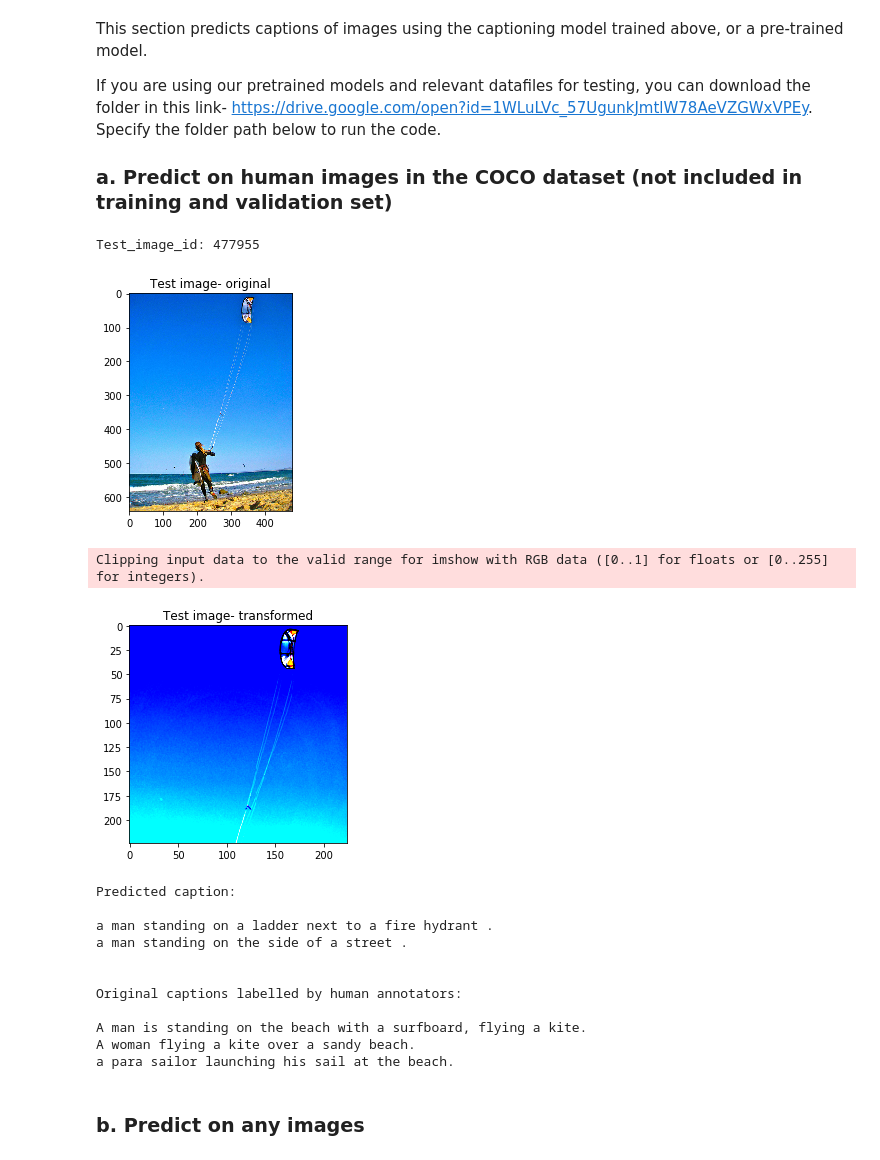
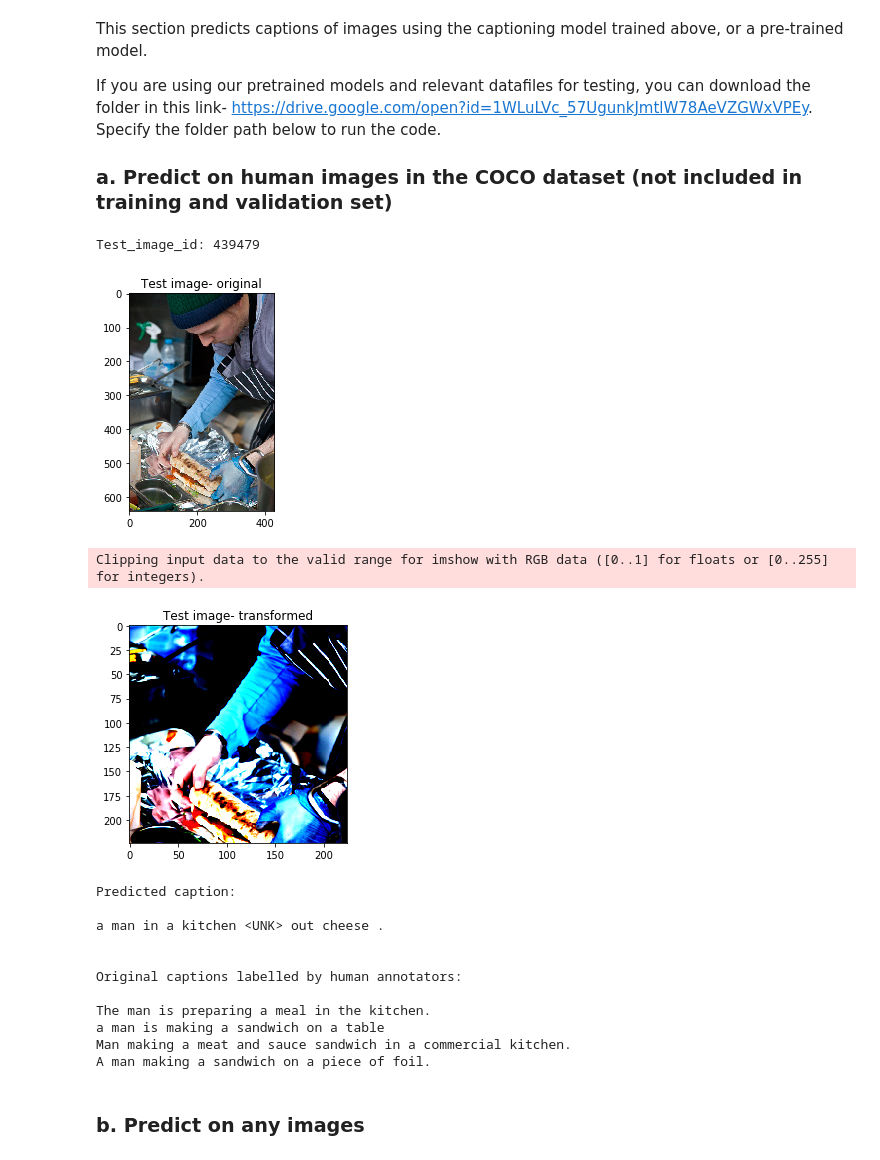
Before and after one commit to wendyku/gender-neutral-captioning, a Jupyter notebook: Gender_Neutral_Captioning.ipynb, the cells around one changed output. Saved outputs shown, nothing was run; the diff lists cells and outputs as text; code cells hidden in the pictures.

```diff
--- a/Gender_Neutral_Captioning.ipynb
+++ b/Gender_Neutral_Captioning.ipynb
@@ -110,39 +110,39 @@ If you are using our pretrained models and relevant datafiles for testing, you c
 # %%
 from src.model_utils import predict_from_COCO
 %matplotlib inline
 
 image_folder_path = './data/images/'
 
 '''
 By default, the function retrieves the most recently trained model
 '''
-predict_from_COCO(image_folder_path = image_folder_path, vocab_path = vocab_path, model_path = model_path,\
-                       training_image_ids_path = training_image_ids_path)
+# predict_from_COCO(image_folder_path = image_folder_path, vocab_path = vocab_path, model_path = model_path,\
+#                        training_image_ids_path = training_image_ids_path)
 '''
 To run with downloaded model weights, update the model_folder variable with the download path (see example below).
 '''
-# model_folder = './Gender_Neutral_Captioning_model/'
-# vocab_path = model_folder + 'vocab.pkl'
-# model_path = model_folder + 'best-model.pkl'
-# training_image_ids_path = model_folder + 'training_image_ids.pkl'
-# predict_from_COCO(image_folder_path = image_folder_path, vocab_path = vocab_path, model_path = model_path,\
-#                        training_image_ids_path = training_image_ids_path)
+model_folder = './Gender_Neutral_Captioning_model/'
+vocab_path = model_folder + 'vocab.pkl'
+model_path = model_folder + 'best-model.pkl'
+training_image_ids_path = model_folder + 'training_image_ids.pkl'
+predict_from_COCO(image_folder_path = image_folder_path, vocab_path = vocab_path, model_path = model_path,\
+                       training_image_ids_path = training_image_ids_path)
 # %% [output]
-Test_image_id: 477955
+Test_image_id: 439479
-[figure, old version]
+[figure, new version]
 Clipping input data to the valid range for imshow with RGB data ([0..1] for floats or [0..255] for integers).
-[figure, old version]
+[figure, new version]
 Predicted caption:
 
-a man standing on a ladder next to a fire hydrant .
-a man standing on the side of a street .
+a man in a kitchen <UNK> out cheese .
 
 
 Original captions labelled by human annotators:
 
-A man is standing on the beach with a surfboard, flying a kite.
-A woman flying a kite over a sandy beach.
-a para sailor launching his sail at the beach.
+The man is preparing a meal in the kitchen.
+a man is making a sandwich on a table
+Man making a meat and sauce sandwich in a commercial kitchen.
+A man making a sandwich on a piece of foil.
 # %% [markdown]
 ### b. Predict on any images
 # %%
```
Also changed, not shown: 2 other files.
